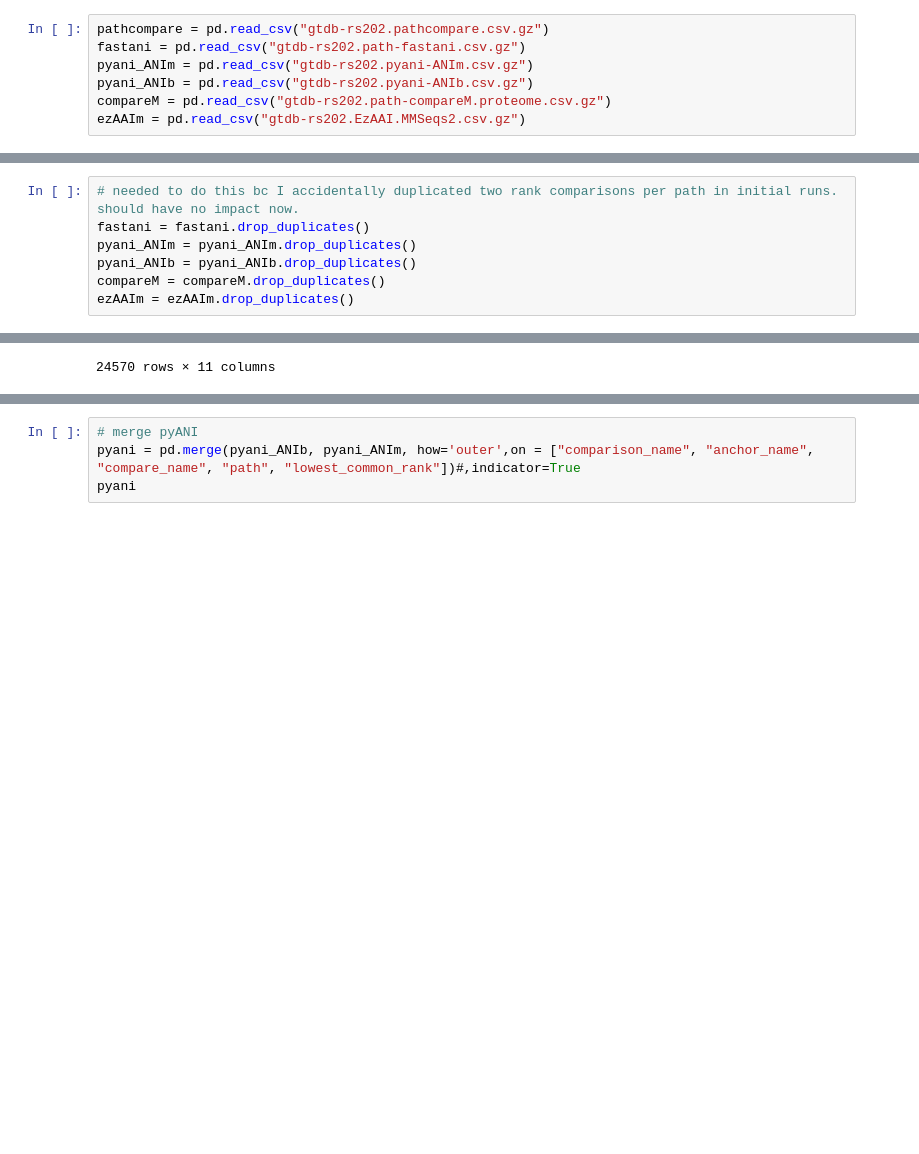
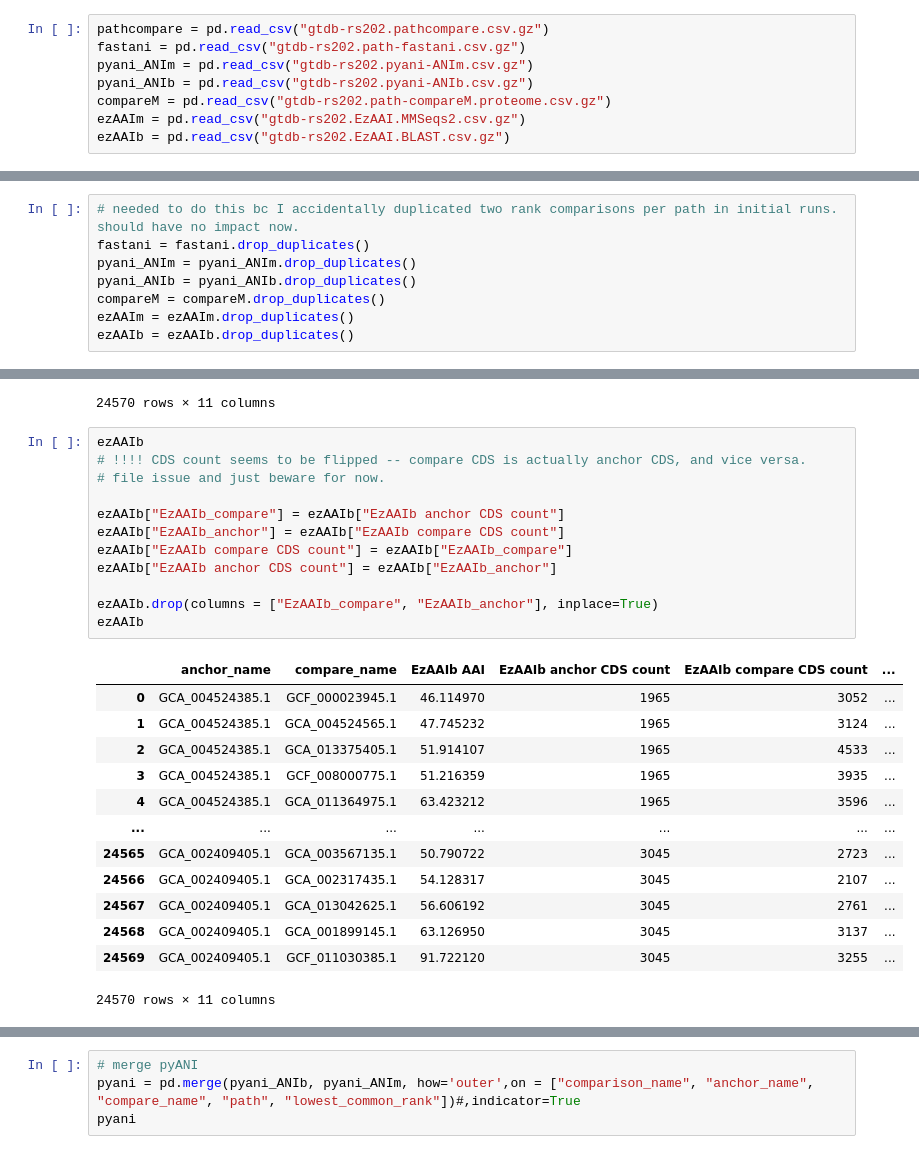
Before and after one commit to bluegenes/2022-protein-kmers-workflow, a Jupyter notebook: notebooks/02.merge-dataframes.ipynb, the cells around one changed output, grey strips where cells are left out. Cells and saved outputs as stored; diff of their text form; blank space fills up the shorter version.

```diff
--- a/notebooks/02.merge-dataframes.ipynb
+++ b/notebooks/02.merge-dataframes.ipynb
@@ -9,6 +9,7 @@ pyani_ANIm = pd.read_csv("gtdb-rs202.pyani-ANIm.csv.gz")
 pyani_ANIb = pd.read_csv("gtdb-rs202.pyani-ANIb.csv.gz")
 compareM = pd.read_csv("gtdb-rs202.path-compareM.proteome.csv.gz")
 ezAAIm = pd.read_csv("gtdb-rs202.EzAAI.MMSeqs2.csv.gz")
+ezAAIb = pd.read_csv("gtdb-rs202.EzAAI.BLAST.csv.gz")
 # %%
 # replace zeroes with np.nan
 cols = ["jaccard_ani", "containA_ani", "containBani", "mcANI"]
@@ -37,6 +38,7 @@ pyani_ANIm = pyani_ANIm.drop_duplicates()
 pyani_ANIb = pyani_ANIb.drop_duplicates()
 compareM = compareM.drop_duplicates()
 ezAAIm = ezAAIm.drop_duplicates()
+ezAAIb = ezAAIb.drop_duplicates()
 # %%
 #pyani_cols = ['pyani_ident', 'pyani_coverage', 'pyani_aln_length', 'pyani_sim_errors', 'pyani_hadamard']
 ANIb_rename = {'pyani_ident': 'ANIb_ident',
@@ -112,3 +114,29 @@ ezAAIm
 | 24568 | GCA_002409405.1 | GCA_001899145.1 | 63.080026 | 3045 | 3137 | ... |
 | 24569 | GCA_002409405.1 | GCF_011030385.1 | 91.713423 | 3045 | 3255 | ... |
 24570 rows × 11 columns
+# %%
+ezAAIb
+# !!!! CDS count seems to be flipped -- compare CDS is actually anchor CDS, and vice versa.
+# file issue and just beware for now.
+
+ezAAIb["EzAAIb_compare"] = ezAAIb["EzAAIb anchor CDS count"]
+ezAAIb["EzAAIb_anchor"] = ezAAIb["EzAAIb compare CDS count"]
+ezAAIb["EzAAIb compare CDS count"] = ezAAIb["EzAAIb_compare"]
+ezAAIb["EzAAIb anchor CDS count"] = ezAAIb["EzAAIb_anchor"]
+
+ezAAIb.drop(columns = ["EzAAIb_compare", "EzAAIb_anchor"], inplace=True)
+ezAAIb
+# %% [output]
+|  | anchor_name | compare_name | EzAAIb AAI | EzAAIb anchor CDS count | EzAAIb compare CDS count | ... |
+| 0 | GCA_004524385.1 | GCF_000023945.1 | 46.114970 | 1965 | 3052 | ... |
+| 1 | GCA_004524385.1 | GCA_004524565.1 | 47.745232 | 1965 | 3124 | ... |
+| 2 | GCA_004524385.1 | GCA_013375405.1 | 51.914107 | 1965 | 4533 | ... |
+| 3 | GCA_004524385.1 | GCF_008000775.1 | 51.216359 | 1965 | 3935 | ... |
+| 4 | GCA_004524385.1 | GCA_011364975.1 | 63.423212 | 1965 | 3596 | ... |
+| ... | ... | ... | ... | ... | ... | ... |
+| 24565 | GCA_002409405.1 | GCA_003567135.1 | 50.790722 | 3045 | 2723 | ... |
+| 24566 | GCA_002409405.1 | GCA_002317435.1 | 54.128317 | 3045 | 2107 | ... |
+| 24567 | GCA_002409405.1 | GCA_013042625.1 | 56.606192 | 3045 | 2761 | ... |
+| 24568 | GCA_002409405.1 | GCA_001899145.1 | 63.126950 | 3045 | 3137 | ... |
+| 24569 | GCA_002409405.1 | GCF_011030385.1 | 91.722120 | 3045 | 3255 | ... |
+24570 rows × 11 columns
```
Also changed, not shown: parts of 12 cells of this notebook, 1 other file.
